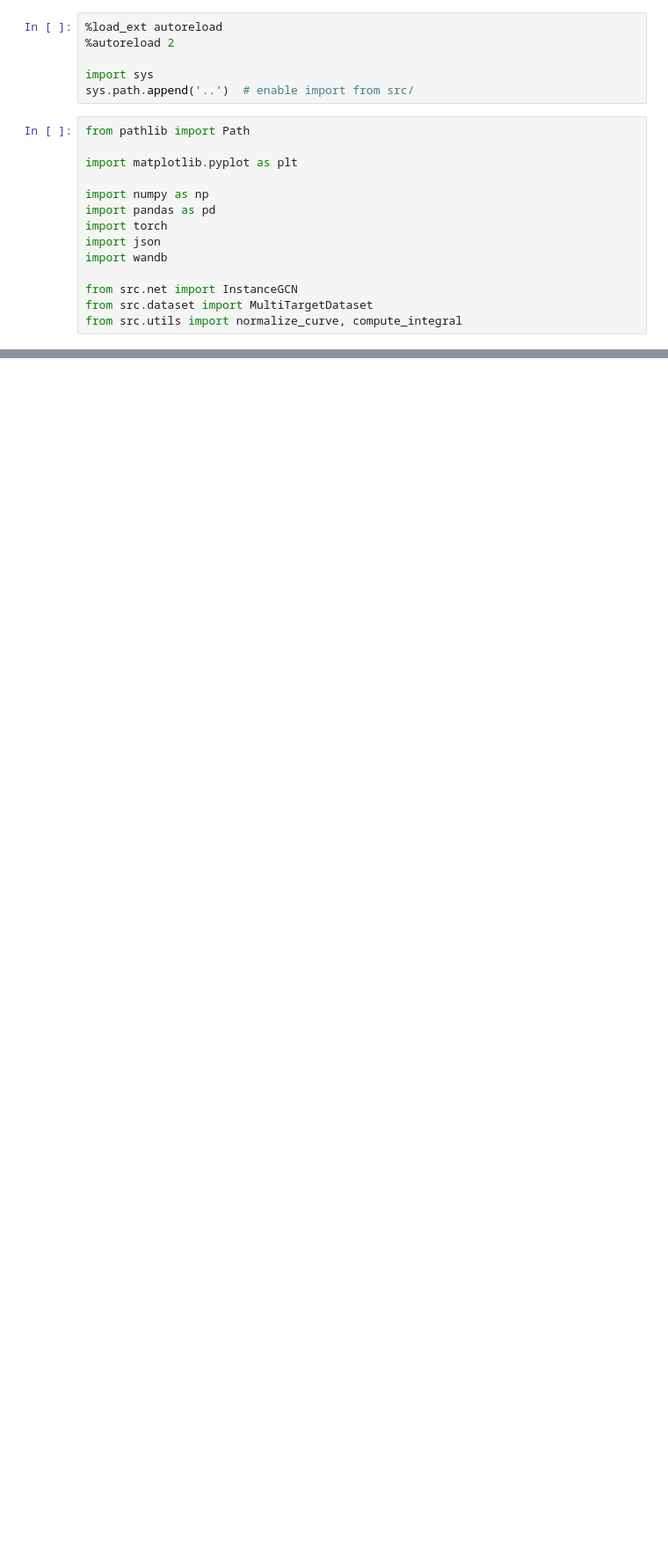
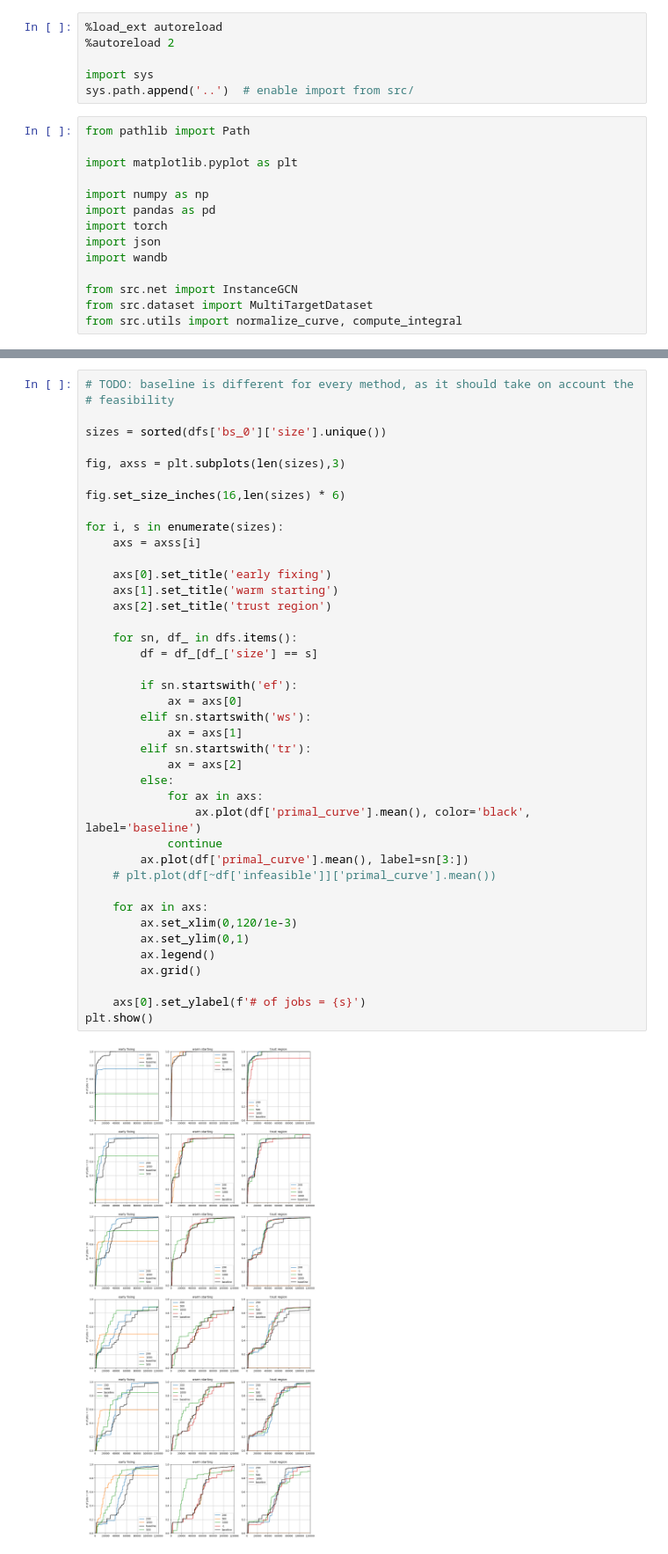
Before and after one commit to gos-ufsc/sat-gnn, a Jupyter notebook: notebooks/5.1-bmp-heuristics-evaluation.ipynb, the cells around one changed output, grey strips where cells are left out. Shown at 88% size. Drawn from its saved outputs; the diff is of its cells as text; blank space fills up the shorter version.

```diff
--- a/notebooks/5.1-bmp-heuristics-evaluation.ipynb
+++ b/notebooks/5.1-bmp-heuristics-evaluation.ipynb
@@ -75,0 +163,43 @@ plt.show()
+# %%
+# TODO: baseline is different for every method, as it should take on account the
+# feasibility
+
+sizes = sorted(dfs['bs_0']['size'].unique())
+
+fig, axss = plt.subplots(len(sizes),3)
+
+fig.set_size_inches(16,len(sizes) * 6)
+
+for i, s in enumerate(sizes):
+    axs = axss[i]
+
+    axs[0].set_title('early fixing')
+    axs[1].set_title('warm starting')
+    axs[2].set_title('trust region')
+
+    for sn, df_ in dfs.items():
+        df = df_[df_['size'] == s]
+
+        if sn.startswith('ef'):
+            ax = axs[0]
+        elif sn.startswith('ws'):
+            ax = axs[1]
+        elif sn.startswith('tr'):
+            ax = axs[2]
+        else:
+            for ax in axs:
+                ax.plot(df['primal_curve'].mean(), color='black', label='baseline')
+            continue
+        ax.plot(df['primal_curve'].mean(), label=sn[3:])
+    # plt.plot(df[~df['infeasible']]['primal_curve'].mean())
+
+    for ax in axs:
+        ax.set_xlim(0,120/1e-3)
+        ax.set_ylim(0,1)
+        ax.legend()
+        ax.grid()
+
+    axs[0].set_ylabel(f'# of jobs = {s}')
+plt.show()
+# %% [output]
+[figure, added]
```
Also changed, not shown: parts of 8 cells of this notebook.
